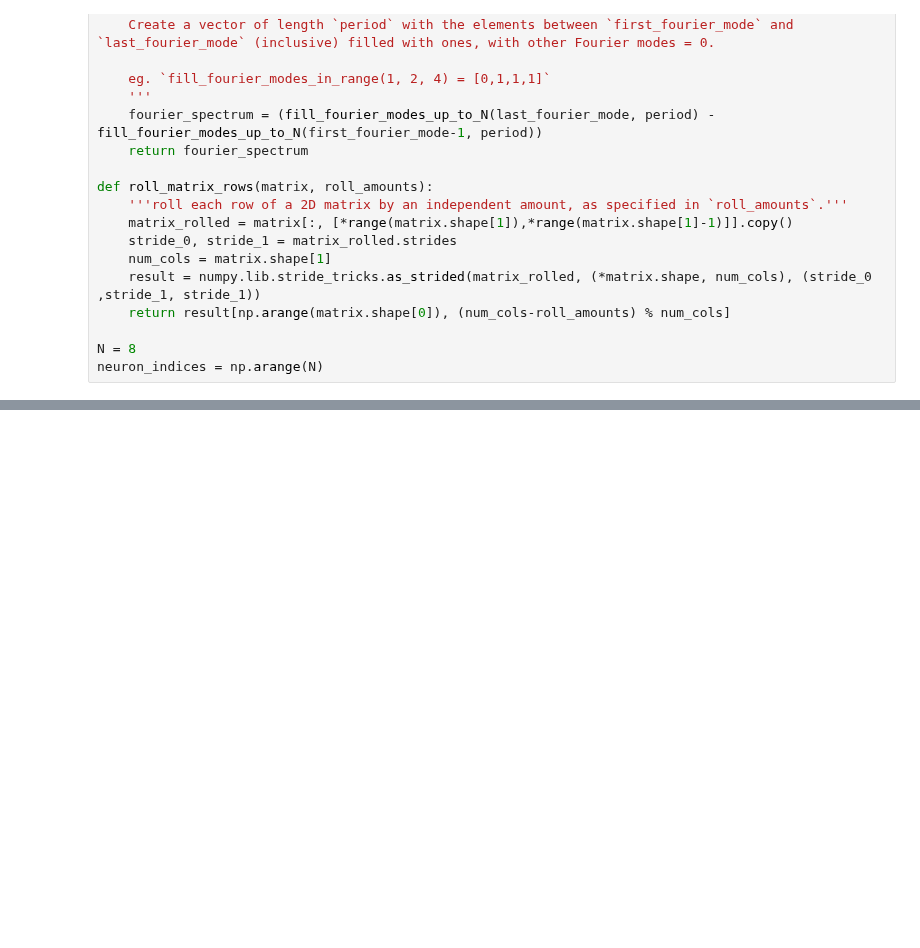
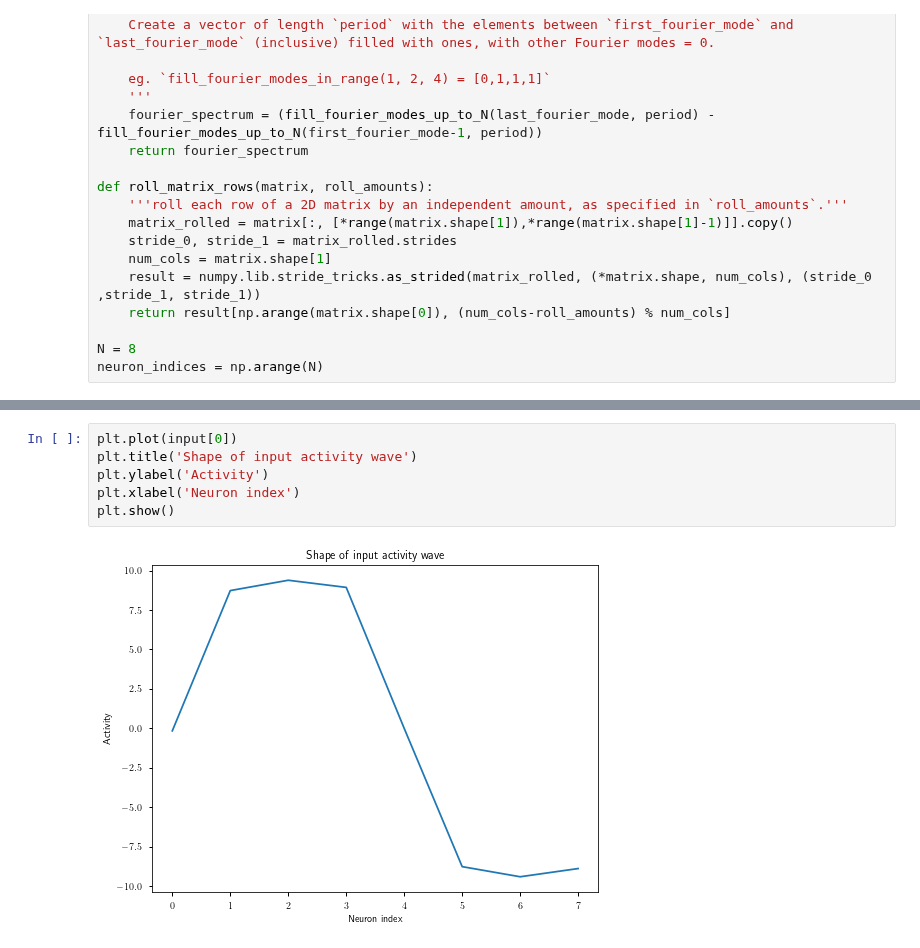
Before and after one commit to Dominic-DallOsto/insect-navigation-sinusoidal-optimality, a Jupyter notebook: sinusoidal updating activity and weights.ipynb, the cells around one changed output, grey strips where cells are left out. Cells and saved outputs as stored; diff of their text form; blank space fills up the shorter version.

```diff
--- a/sinusoidal updating activity and weights.ipynb
+++ b/sinusoidal updating activity and weights.ipynb
@@ -832,0 +343,8 @@ plt.plot(np.fft.fft(np.array(a_trace).T[:,100:102], axis=1))
+# %%
+plt.plot(input[0])
+plt.title('Shape of input activity wave')
+plt.ylabel('Activity')
+plt.xlabel('Neuron index')
+plt.show()
+# %% [output]
+[figure, added]
```
Also changed, not shown: parts of 69 cells of this notebook, 2 other files.
